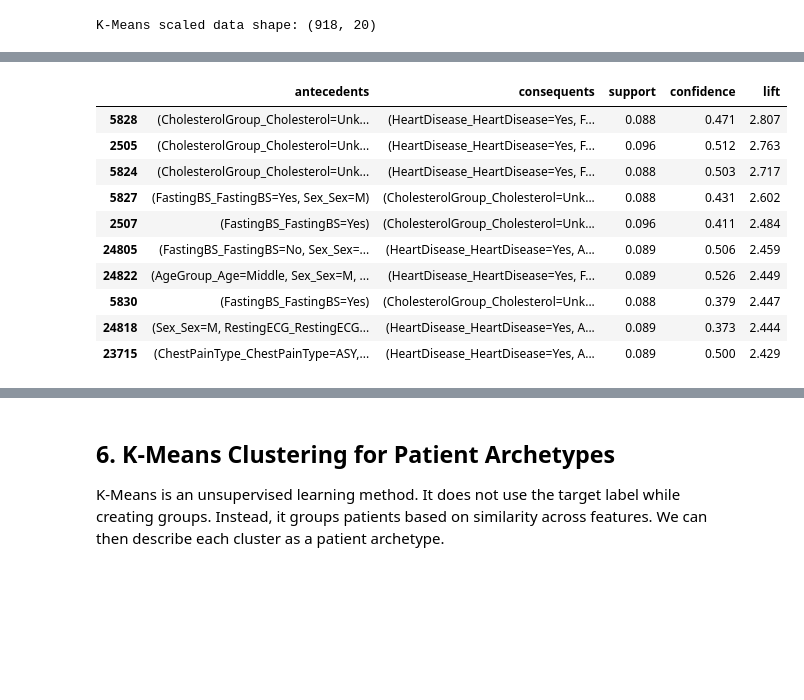
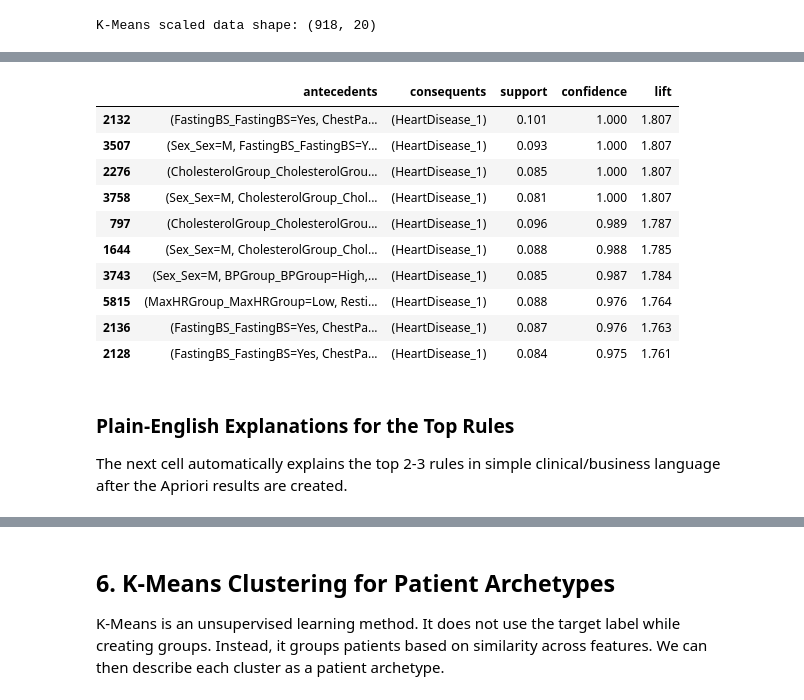
Before and after one commit to pearlsheyl08/Heart-Disease-Analysis, a Jupyter notebook: Lastnames_CCS230_Finals.ipynb, the cells around one changed output, grey strips where cells are left out. Cells and saved outputs as stored; diff of their text form; code cells hidden in the pictures; blank space fills up the shorter version.

Commit message:
feat: add Apriori association rule mining

```diff
--- a/Lastnames_CCS230_Finals.ipynb
+++ b/Lastnames_CCS230_Finals.ipynb
@@ -359,5 +359,5 @@ We will focus on rules that have `HeartDisease=Yes` as the consequence, because
 # %%
-# Create a copy for association rule mining.
+# Create a copy of the dataset for association rule mining.
 arm_df = df.copy()
 
 # Convert numerical variables into readable bins.
@@ -365,31 +365,31 @@ arm_df = df.copy()
 arm_df["AgeGroup"] = pd.cut(
     arm_df["Age"],
     bins=[0, 40, 55, 70, 120],
-    labels=["Age=Young", "Age=Middle", "Age=Older", "Age=Senior"]
+    labels=["AgeGroup=Young", "AgeGroup=Middle", "AgeGroup=Older", "AgeGroup=Senior"]
 )
 
-arm_df["RestingBPGroup"] = pd.cut(
+arm_df["BPGroup"] = pd.cut(
     arm_df["RestingBP"],
-    bins=[0, 120, 140, 300],
-    labels=["RestingBP=Normal", "RestingBP=Elevated", "RestingBP=High"]
+    bins=[-1, 120, 140, 300],
+    labels=["BPGroup=Normal", "BPGroup=Elevated", "BPGroup=High"]
 )
 
 arm_df["CholesterolGroup"] = pd.cut(
     arm_df["Cholesterol"],
     bins=[-1, 0, 200, 240, 700],
-    labels=["Cholesterol=UnknownOrZero", "Cholesterol=Desirable", "Cholesterol=Borderline", "Cholesterol=High"]
+    labels=["CholesterolGroup=UnknownOrZero", "CholesterolGroup=Desirable", "CholesterolGroup=Borderline", "CholesterolGroup=High"]
 )
 
 arm_df["MaxHRGroup"] = pd.cut(
     arm_df["MaxHR"],
     bins=[0, 120, 150, 250],
-    labels=["MaxHR=Low", "MaxHR=Moderate", "MaxHR=High"]
+    labels=["MaxHRGroup=Low", "MaxHRGroup=Moderate", "MaxHRGroup=High"]
 )
 
 arm_df["OldpeakGroup"] = pd.cut(
     arm_df["Oldpeak"],
     bins=[-5, 0, 1, 2, 10],
-    labels=["Oldpeak=None", "Oldpeak=Mild", "Oldpeak=Moderate", "Oldpeak=High"]
+    labels=["OldpeakGroup=None", "OldpeakGroup=Mild", "OldpeakGroup=Moderate", "OldpeakGroup=High"]
 )
 
 # Make categorical labels explicit so the generated item names are easy to read.
@@ -399,11 +399,11 @@ arm_df["FastingBS"] = arm_df["FastingBS"].map({0: "FastingBS=No", 1: "FastingBS=
 arm_df["RestingECG"] = "RestingECG=" + arm_df["RestingECG"].astype(str)
 arm_df["ExerciseAngina"] = arm_df["ExerciseAngina"].map({"N": "ExerciseAngina=No", "Y": "ExerciseAngina=Yes"})
 arm_df["ST_Slope"] = "ST_Slope=" + arm_df["ST_Slope"].astype(str)
-arm_df["HeartDisease"] = arm_df["HeartDisease"].map({0: "HeartDisease=No", 1: "HeartDisease=Yes"})
+arm_df["HeartDisease"] = arm_df["HeartDisease"].astype(str)
 
 arm_columns = [
     "Sex", "ChestPainType", "FastingBS", "RestingECG", "ExerciseAngina", "ST_Slope",
-    "AgeGroup", "RestingBPGroup", "CholesterolGroup", "MaxHRGroup", "OldpeakGroup", "HeartDisease"
+    "AgeGroup", "BPGroup", "CholesterolGroup", "MaxHRGroup", "OldpeakGroup", "HeartDisease"
 ]
 
 transactions = arm_df[arm_columns].astype(str)
@@ -434,28 +434,36 @@ Transaction matrix shape: (918, 37)
 # %%
 # Run Apriori and generate association rules.
 # Support: how common the itemset is in the dataset.
 # Confidence: how often the rule is correct when the antecedent appears.
 # Lift: how much stronger the rule is than random chance. Lift greater than 1 is usually interesting.
+min_support = 0.08
+min_confidence = 0.65
+
 if apriori is None or association_rules is None:
     print("mlxtend is not installed. Run this in a notebook cell if needed: !pip install mlxtend")
 else:
-    frequent_itemsets = apriori(basket, min_support=0.08, use_colnames=True)
-    rules = association_rules(frequent_itemsets, metric="lift", min_threshold=1.0)
+    frequent_itemsets = apriori(basket, min_support=min_support, use_colnames=True)
+    rules = association_rules(frequent_itemsets, metric="confidence", min_threshold=min_confidence)
 
     # Keep rules that point to heart disease presence.
-    heart_rules = rules[rules["consequents"].apply(lambda x: "HeartDisease_HeartDisease=Yes" in x)].copy()
-    heart_rules = heart_rules.sort_values(["lift", "confidence", "support"], ascending=False)
+    heart_rules = rules[rules["consequents"].apply(lambda x: "HeartDisease_1" in x)].copy()
+    heart_rules = heart_rules.sort_values(["confidence", "lift", "support"], ascending=False)
+    top_10_rules = heart_rules[["antecedents", "consequents", "support", "confidence", "lift"]].head(10)
 
-    display(heart_rules[["antecedents", "consequents", "support", "confidence", "lift"]].head(10))
+    display(top_10_rules)
 # %% [output]
 |  | antecedents | consequents | support | confidence | lift |
-| 5828 | (CholesterolGroup_Cholesterol=Unk... | (HeartDisease_HeartDisease=Yes, F... | 0.088 | 0.471 | 2.807 |
-| 2505 | (CholesterolGroup_Cholesterol=Unk... | (HeartDisease_HeartDisease=Yes, F... | 0.096 | 0.512 | 2.763 |
-| 5824 | (CholesterolGroup_Cholesterol=Unk... | (HeartDisease_HeartDisease=Yes, F... | 0.088 | 0.503 | 2.717 |
-| 5827 | (FastingBS_FastingBS=Yes, Sex_Sex=M) | (CholesterolGroup_Cholesterol=Unk... | 0.088 | 0.431 | 2.602 |
-| 2507 | (FastingBS_FastingBS=Yes) | (CholesterolGroup_Cholesterol=Unk... | 0.096 | 0.411 | 2.484 |
-| 24805 | (FastingBS_FastingBS=No, Sex_Sex=... | (HeartDisease_HeartDisease=Yes, A... | 0.089 | 0.506 | 2.459 |
-| 24822 | (AgeGroup_Age=Middle, Sex_Sex=M, ... | (HeartDisease_HeartDisease=Yes, F... | 0.089 | 0.526 | 2.449 |
-| 5830 | (FastingBS_FastingBS=Yes) | (CholesterolGroup_Cholesterol=Unk... | 0.088 | 0.379 | 2.447 |
-| 24818 | (Sex_Sex=M, RestingECG_RestingECG... | (HeartDisease_HeartDisease=Yes, A... | 0.089 | 0.373 | 2.444 |
-| 23715 | (ChestPainType_ChestPainType=ASY,... | (HeartDisease_HeartDisease=Yes, A... | 0.089 | 0.500 | 2.429 |
+| 2132 | (FastingBS_FastingBS=Yes, ChestPa... | (HeartDisease_1) | 0.101 | 1.000 | 1.807 |
+| 3507 | (Sex_Sex=M, FastingBS_FastingBS=Y... | (HeartDisease_1) | 0.093 | 1.000 | 1.807 |
+| 2276 | (CholesterolGroup_CholesterolGrou... | (HeartDisease_1) | 0.085 | 1.000 | 1.807 |
+| 3758 | (Sex_Sex=M, CholesterolGroup_Chol... | (HeartDisease_1) | 0.081 | 1.000 | 1.807 |
+| 797 | (CholesterolGroup_CholesterolGrou... | (HeartDisease_1) | 0.096 | 0.989 | 1.787 |
+| 1644 | (Sex_Sex=M, CholesterolGroup_Chol... | (HeartDisease_1) | 0.088 | 0.988 | 1.785 |
+| 3743 | (Sex_Sex=M, BPGroup_BPGroup=High,... | (HeartDisease_1) | 0.085 | 0.987 | 1.784 |
+| 5815 | (MaxHRGroup_MaxHRGroup=Low, Resti... | (HeartDisease_1) | 0.088 | 0.976 | 1.764 |
+| 2136 | (FastingBS_FastingBS=Yes, ChestPa... | (HeartDisease_1) | 0.087 | 0.976 | 1.763 |
+| 2128 | (FastingBS_FastingBS=Yes, ChestPa... | (HeartDisease_1) | 0.084 | 0.975 | 1.761 |
+# %% [markdown]
+### Plain-English Explanations for the Top Rules
+
+The next cell automatically explains the top 2-3 rules in simple clinical/business language after the Apriori results are created.
```
Also changed, not shown: parts of 5 cells of this notebook.
